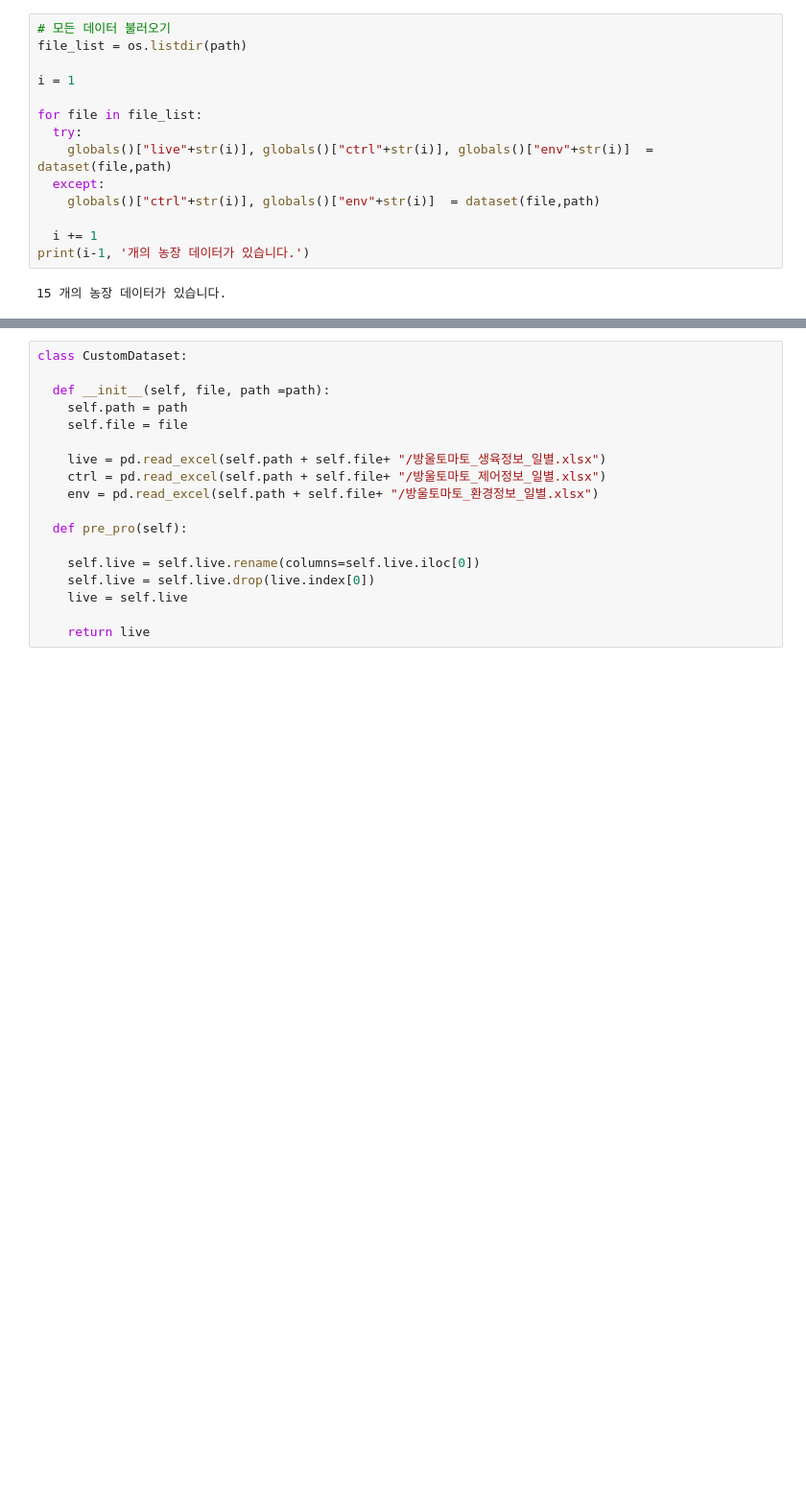
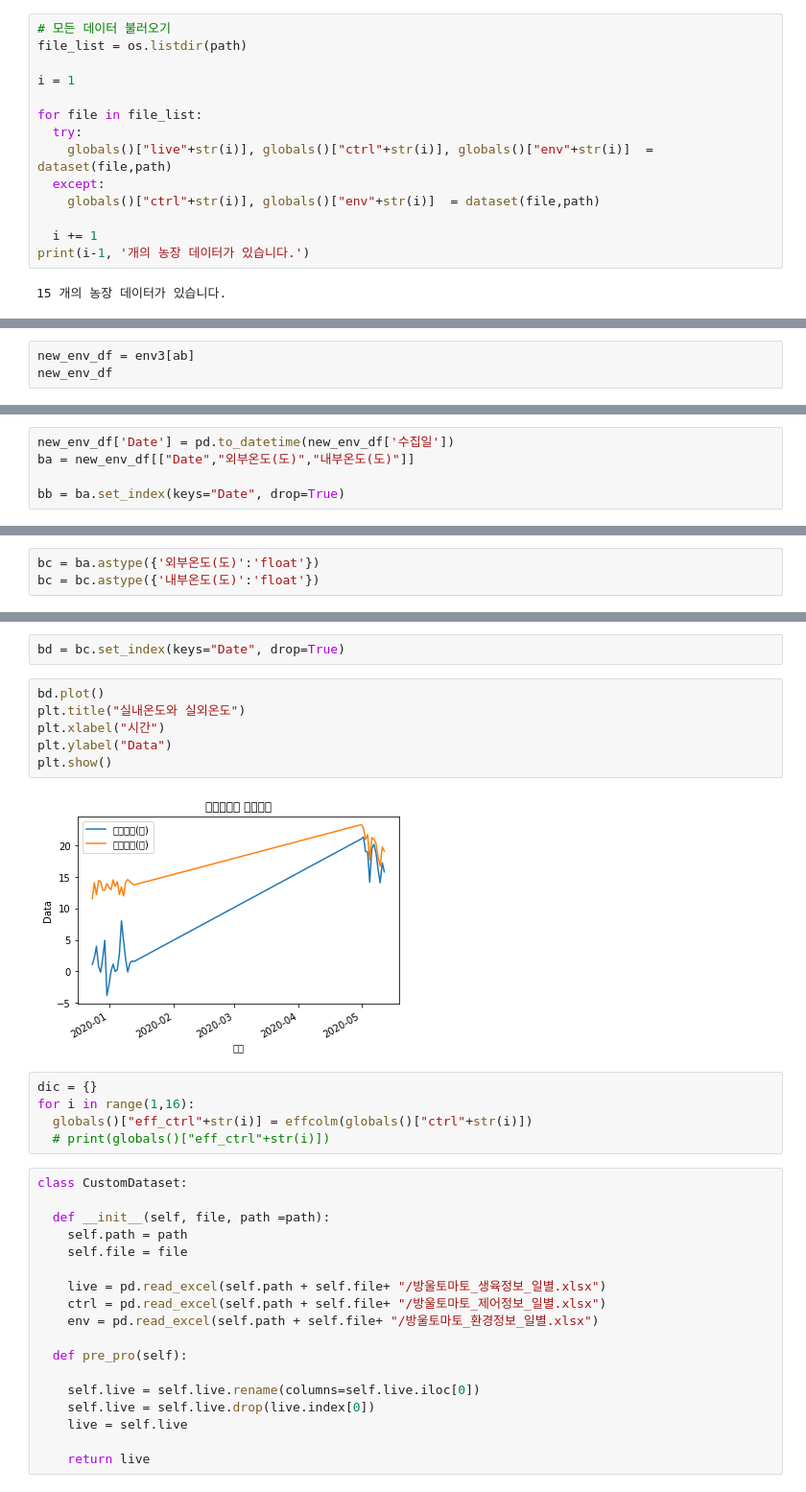
Before and after one commit to sexymonster/Projects, a Jupyter notebook: TeamProject/TomatoDataCustom.ipynb, the cells around one changed output, grey strips where cells are left out. Shown: that part at 96% size. Cells and saved outputs as stored; diff of their text form; blank space fills up the shorter version.

```diff
--- a/TeamProject/TomatoDataCustom.ipynb
+++ b/TeamProject/TomatoDataCustom.ipynb
@@ -73,0 +214,3 @@ AttributeError: ignored
+# %%
+new_env_df = env3[ab]
+new_env_df
@@ -73,0 +241,5 @@ AttributeError: ignored
+# %%
+new_env_df['Date'] = pd.to_datetime(new_env_df['수집일'])
+ba = new_env_df[["Date","외부온도(도)","내부온도(도)"]]
+
+bb = ba.set_index(keys="Date", drop=True)
@@ -73,0 +272,3 @@ AttributeError: ignored
+# %%
+bc = ba.astype({'외부온도(도)':'float'})
+bc = bc.astype({'내부온도(도)':'float'})
@@ -74,3 +288,18 @@ AttributeError: ignored
+# %%
+bd = bc.set_index(keys="Date", drop=True)
+# %%
+bd.plot()
+plt.title("실내온도와 실외온도")
+plt.xlabel("시간")
+plt.ylabel("Data")
+plt.show()
+# %% [output]
+[figure, added]
+# %%
+dic = {}
+for i in range(1,16):
+  globals()["eff_ctrl"+str(i)] = effcolm(globals()["ctrl"+str(i)])
+  # print(globals()["eff_ctrl"+str(i)])
 # %%
 class CustomDataset:
 
```
Also changed, not shown: parts of 25 cells of this notebook.
